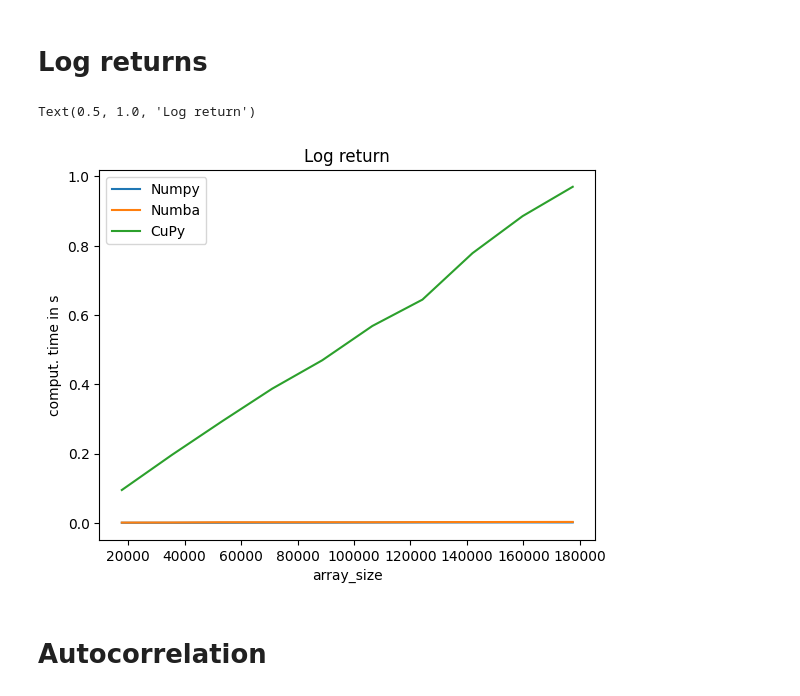
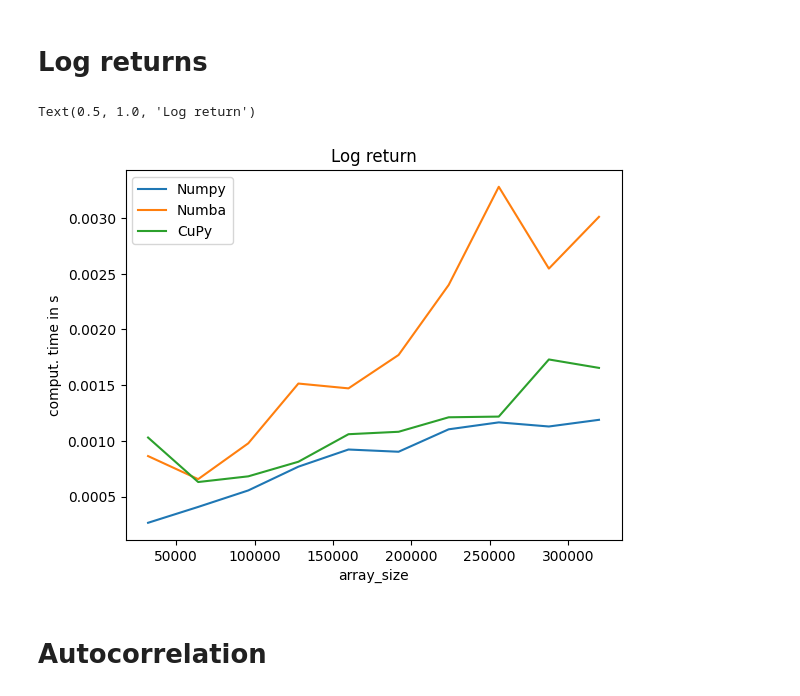
Before and after one commit to BogChamp/exchange_features, a Jupyter notebook: last-experiments.ipynb, the cells around one changed output. Saved outputs shown, nothing was run; the diff lists cells and outputs as text; code cells hidden in the pictures.

Commit message:
Add files via upload
Added speed up graphs

```diff
--- a/last-experiments.ipynb
+++ b/last-experiments.ipynb
@@ -114,3 +214,11 @@ Text(0.5, 1.0, 'Improved order book imbalances')
+# %%
+mpi_times = []
+
+for size in tqdm(ob_sizes_array):
+    start = time.perf_counter()
+    cupy_imbalance = np.array(imb(book_numpy[:size]))
+    end = time.perf_counter()
+    cupy_times.append(end - start)
 # %% [markdown]
 # Past Return
 # %%
@@ -181,16 +289,16 @@ for size in tqdm(trades_sizes_array):
     end = time.perf_counter()
     cupy_times.append(end - start)
 # %%
-plt.plot(ob_sizes_array, numpy_times, label='Numpy')
-plt.plot(ob_sizes_array, numba_times, label='Numba')
-plt.plot(ob_sizes_array, cupy_times, label='CuPy')
+plt.plot(trades_sizes_array, numpy_times, label='Numpy')
+plt.plot(trades_sizes_array, numba_times, label='Numba')
+plt.plot(trades_sizes_array, cupy_times, label='CuPy')
 plt.xlabel('array_size')
 plt.legend()
 plt.ylabel('comput. time in s')
 plt.title('Log return')
 # %% [output]
 Text(0.5, 1.0, 'Log return')
-[figure, old version]
+[figure, new version]
 # %% [markdown]
 # Autocorrelation
 # %%
```
Also changed, not shown: parts of 11 cells of this notebook.
